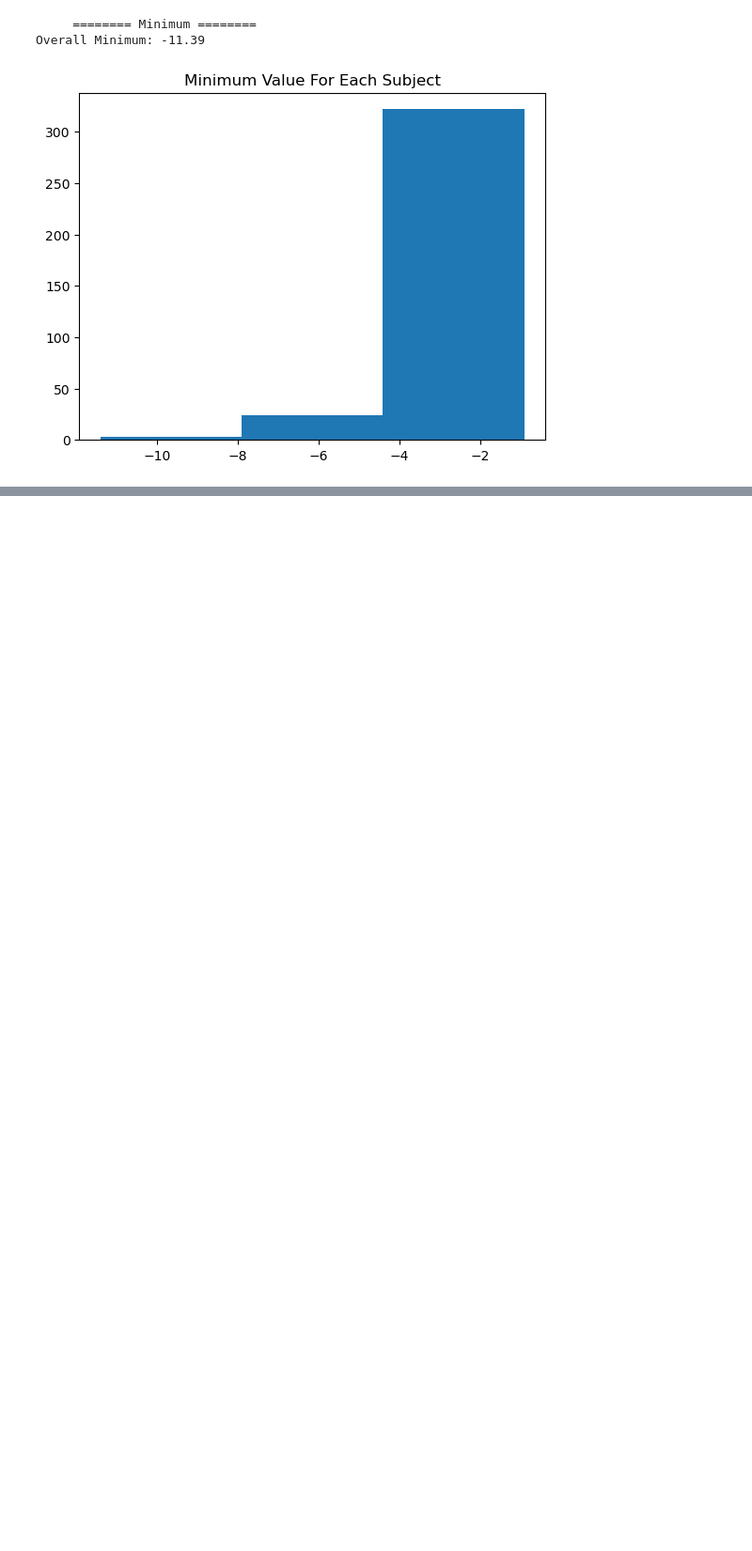
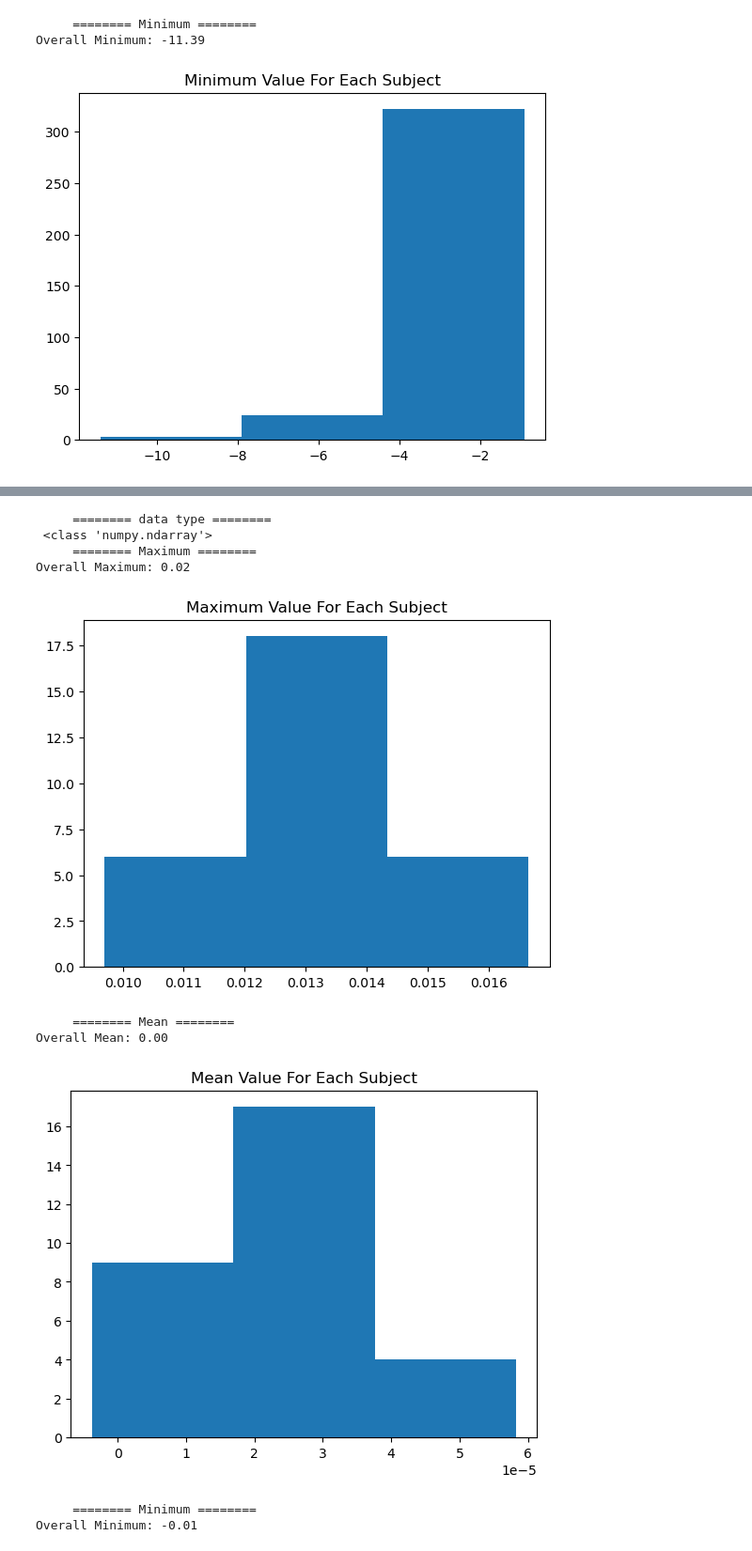
Before and after one commit to mirhnius/ICA_Nilearn_Test, a Jupyter notebook: visualization.ipynb, the cells around one changed output, grey strips where cells are left out. Shown at 94% size. Cells and saved outputs as stored; diff of their text form; code cells hidden in the pictures; blank space fills up the shorter version.

```diff
--- a/visualization.ipynb
+++ b/visualization.ipynb
@@ -186,0 +66,13 @@ ica_module.plot_ICA_components(masks)
+# %%
+helper.image_report(masks)
+# %% [output]
+     ======== data type ========
+ <class 'numpy.ndarray'>
+     ======== Maximum ========
+Overall Maximum: 0.02
+[figure, added]
+     ======== Mean ========
+Overall Mean: 0.00
+[figure, added]
+     ======== Minimum ========
+Overall Minimum: -0.01
```
Also changed, not shown: parts of 30 cells of this notebook.
